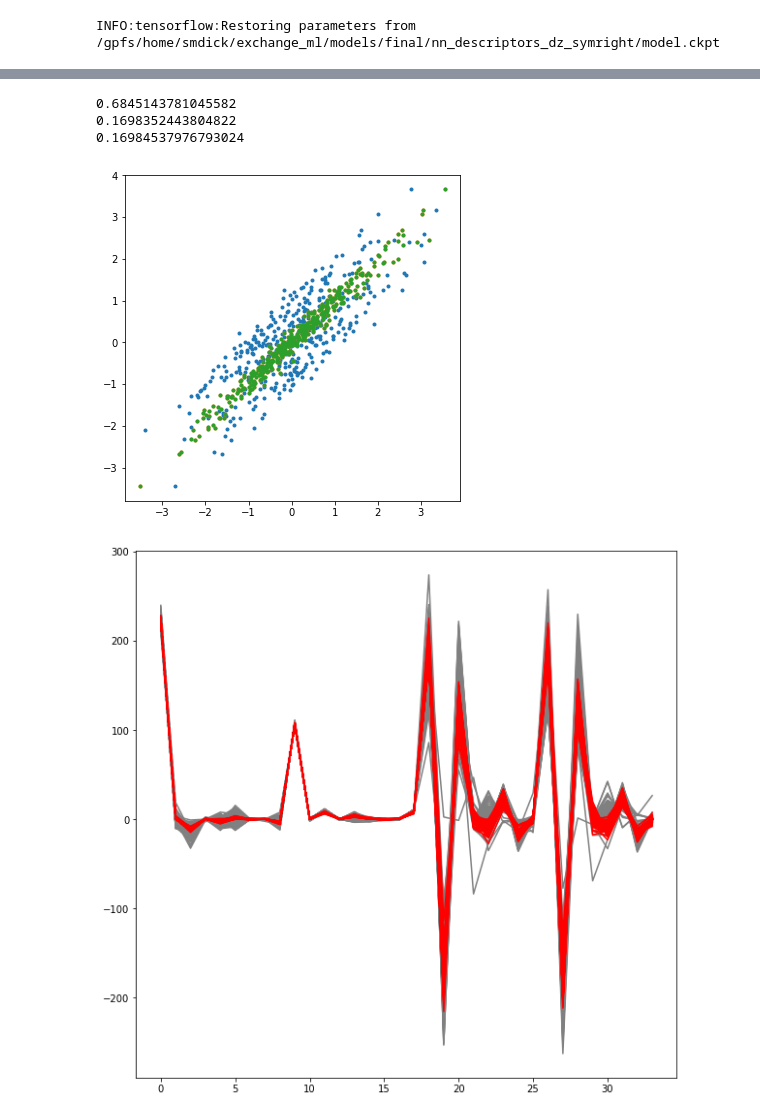
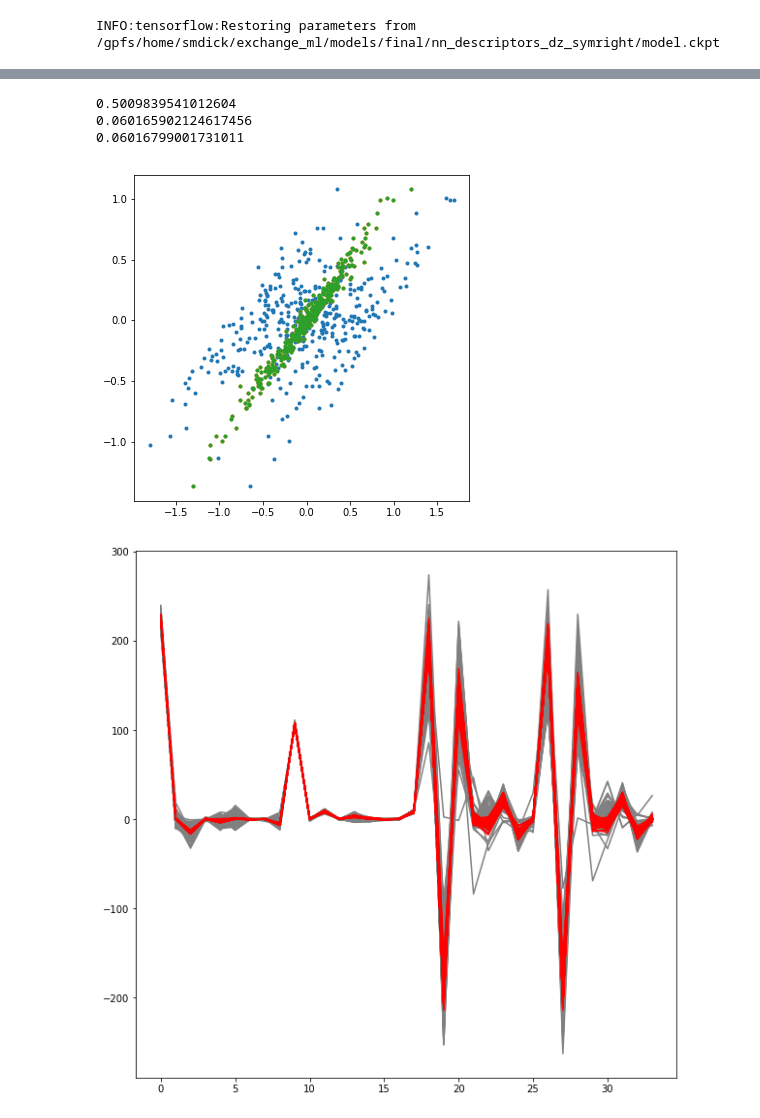
Before and after one commit to semodi/mlcf, a Jupyter notebook: analysis/test_along_traj.ipynb, the cells around one changed output, grey strips where cells are left out. Drawn from its saved outputs; the diff is of its cells as text; code cells hidden in the pictures.

```diff
--- a/analysis/test_along_traj.ipynb
+++ b/analysis/test_along_traj.ipynb
@@ -16,8 +16,9 @@ Populating the interactive namespace from numpy and matplotlib
 # %%
 basis = 'dz_custom'
 features = 'descr'
-path = '/gpfs/scratch/smdick/md_siesta_descr_test/'
-every = 1
+path = '/gpfs/scratch/smdick/md_siesta_descr/'
+every = 50
+start = 1000
 # %%
 #Load relevant models
 
@@ -25,10 +26,10 @@ e_model = False
 f_model = False
 fd_model = False
 try:
-#     krr_O = pickle.load(open(c.model_basepath + c.par[features]['krr_o'][basis], 'rb'))
-#     krr_H = pickle.load(open(c.model_basepath + c.par[features]['krr_h'][basis], 'rb'))
-    krr_O = pickle.load(open('/gpfs/home/smdick/exchange_ml/models/final/krr_Oxygen_descr_seawulf', 'rb'))
-    krr_H = pickle.load(open('/gpfs/home/smdick/exchange_ml/models/final/krr_Hydrogen_descr_seawulf', 'rb'))
+    krr_O = pickle.load(open(c.model_basepath + c.par[features]['krr_o'][basis], 'rb'))
+    krr_H = pickle.load(open(c.model_basepath + c.par[features]['krr_h'][basis], 'rb'))
+#     krr_O = pickle.load(open('/gpfs/home/smdick/exchange_ml/models/final/krr_Oxygen_descr_seawulf', 'rb'))
+#     krr_H = pickle.load(open('/gpfs/home/smdick/exchange_ml/models/final/krr_Hydrogen_descr_seawulf', 'rb'))
     f_model = True
 except KeyError:
     print('No force model found')
@@ -56,7 +57,8 @@ else:
     n_h_orb = c.par[features]['n_h_orb'][basis]
 
 
-feat = np.genfromtxt(path +'/siesta/features.dat').reshape(-1, 128, n_o_orb + 2 * n_h_orb)[1::every]
-forces_siesta = np.genfromtxt(path +'/siesta/forces_siesta.dat').reshape(-1,128,3,3)[1::every]
-forces_corrected = np.genfromtxt(path + '/siesta/forces_corrected.dat').reshape(-1,128,3,3)[1::every]
-energies = pd.read_csv(path + '/siesta/energies.dat', delim_whitespace= True).iloc[1::every]
+feat = np.genfromtxt(path +'/siesta/features.dat').reshape(-1, 128, n_o_orb + 2 * n_h_orb)[start + 1::every]
+forces_siesta = np.genfromtxt(path +'/siesta/forces_siesta.dat').reshape(-1,128,3,3)[start + 1::every]
+forces_corrected = np.genfromtxt(path + '/siesta/forces_corrected.dat').reshape(-1,128,3,3)[start +1::every]
+energies = pd.read_csv(path + '/siesta/energies.dat', delim_whitespace= True).iloc[start+1::every]
+log =  pd.read_csv(path + 'md_siesta.log', delim_whitespace= True)
@@ -69,7 +90,7 @@ len(energies)
 forces_mbpol = []
 energies_mbpol = []
 coords = []
-all_atoms = read(path + 'md_siesta.traj', '::{}'.format(every))
+all_atoms = read(path + 'md_siesta.traj', '{}::{}'.format(start, every))
 
 coor0 = np.array(all_atoms[0].get_positions())
 atoms = all_atoms[0]
@@ -126,16 +181,16 @@ print(np.std(forces_siesta[i].flatten() - corrections.flatten() - forces_mbpol[i
 # %%
-atom = 0
+atom = 2
 plot(forces_siesta[i,:,atom].flatten(), forces_mbpol[i,:, atom].flatten(), ls = '', marker = '.')
 plot(forces_corrected[i,:, atom].flatten(), forces_mbpol[i,:, atom].flatten(),ls = '', marker = '.')
 plot(forces_siesta[i,:, atom].flatten() - corrections[:,atom].flatten(), forces_mbpol[i,:, atom].flatten(),ls = '', marker = '.')
 print(np.std(forces_siesta[i,:,atom].flatten() - forces_mbpol[i,:,atom].flatten()))
 print(np.std(forces_corrected[i,:,atom].flatten() - forces_mbpol[i,:,atom].flatten()))
 print(np.std(forces_siesta[i,:,atom].flatten() - corrections[:,atom].flatten() - forces_mbpol[i, :, atom].flatten()))
 # %% [output]
-0.6845143781045582
-0.1698352443804822
-0.16984537976793024
+0.5009839541012604
+0.060165902124617456
+0.06016799001731011
-[figure, old version]
+[figure, new version]
 # %%
 if isinstance(sym,int):
     sym = np.array([1]*tmp.shape[1])
@@ -149,6 +204,6 @@ dimers = np.genfromtxt('/gpfs/home/smdick/exchange_ml/data/synced/processed_dz/d
 # %%
 figsize(10,10)
 plot(dimers.T, color = 'grey')
-plot(feat[0].T, color = 'red');
+plot(feat[-1].T, color = 'red');
 # %% [output]
-[figure, old version]
+[figure, new version]
```
Also changed, not shown: parts of 11 cells of this notebook, 1 other file.
